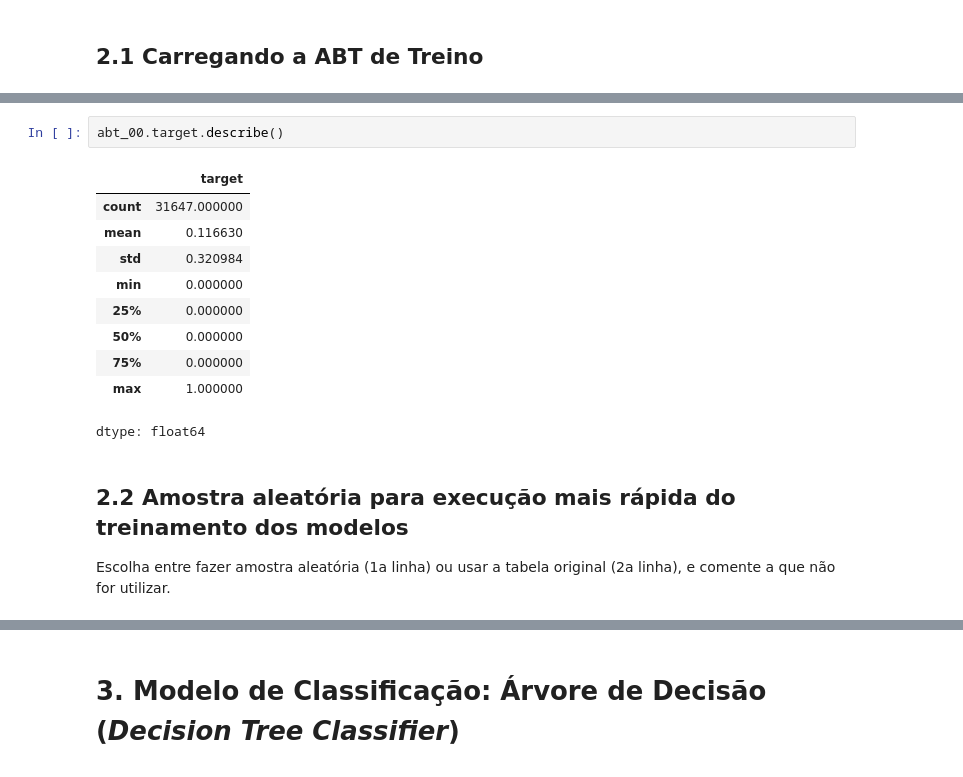
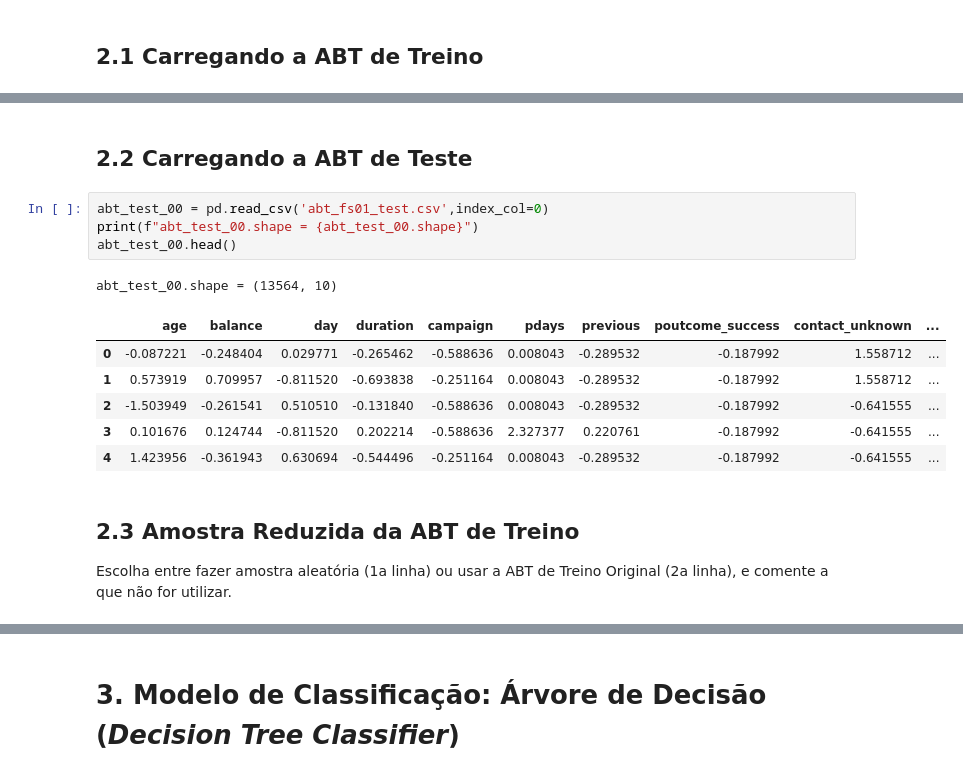
Before and after one commit to edgaracabral/Kaggle_BankMarketing, a Jupyter notebook: 04_Construcao_dos_Modelos.ipynb, the cells around one changed output, grey strips where cells are left out. Saved outputs shown, nothing was run; the diff lists cells and outputs as text.

```diff
--- a/04_Construcao_dos_Modelos.ipynb
+++ b/04_Construcao_dos_Modelos.ipynb
@@ -61,20 +61,21 @@ abt_00.shape = (31647, 10)
 | 2 | 0.475772 | -0.456680 | -1.301157 | -0.674459 | -0.244847 | -1.138504e-15 | -0.240512 | -0.185066 | 1.578328 | ... |
 | 3 | 0.005486 | 0.694328 | -1.781749 | 0.171657 | -0.561910 | -2.127233e+00 | 1.812098 | 5.403473 | -0.633582 | ... |
 | 4 | -0.276685 | -0.456680 | 0.501063 | -0.647414 | -0.561910 | -1.138504e-15 | -0.240512 | -0.185066 | 1.578328 | ... |
-# %%
-abt_00.target.describe()
-# %% [output]
-|  | target |
-| count | 31647.000000 |
-| mean | 0.116630 |
-| std | 0.320984 |
-| min | 0.000000 |
-| 25% | 0.000000 |
-| 50% | 0.000000 |
-| 75% | 0.000000 |
-| max | 1.000000 |
-dtype: float64
+# %% [markdown]
+## 2.2 Carregando a ABT de Teste
+# %%
+abt_test_00 = pd.read_csv('abt_fs01_test.csv',index_col=0)
+print(f"abt_test_00.shape = {abt_test_00.shape}")
+abt_test_00.head()
+# %% [output]
+abt_test_00.shape = (13564, 10)
+|  | age | balance | day | duration | campaign | pdays | previous | poutcome_success | contact_unknown | ... |
+| 0 | -0.087221 | -0.248404 | 0.029771 | -0.265462 | -0.588636 | 0.008043 | -0.289532 | -0.187992 | 1.558712 | ... |
+| 1 | 0.573919 | 0.709957 | -0.811520 | -0.693838 | -0.251164 | 0.008043 | -0.289532 | -0.187992 | 1.558712 | ... |
+| 2 | -1.503949 | -0.261541 | 0.510510 | -0.131840 | -0.588636 | 0.008043 | -0.289532 | -0.187992 | -0.641555 | ... |
+| 3 | 0.101676 | 0.124744 | -0.811520 | 0.202214 | -0.588636 | 2.327377 | 0.220761 | -0.187992 | -0.641555 | ... |
+| 4 | 1.423956 | -0.361943 | 0.630694 | -0.544496 | -0.251164 | 0.008043 | -0.289532 | -0.187992 | -0.641555 | ... |
 # %% [markdown]
-## 2.2 Amostra aleatória para execução mais rápida do treinamento dos modelos
-Escolha entre fazer amostra aleatória (1a linha) ou usar a tabela original (2a linha), e comente a que não for utilizar.
+## 2.3 Amostra Reduzida da ABT de Treino
+Escolha entre fazer amostra aleatória (1a linha) ou usar a ABT de Treino Original (2a linha), e comente a que não for utilizar.
 # %%
```
Also changed, not shown: parts of 32 cells of this notebook.
